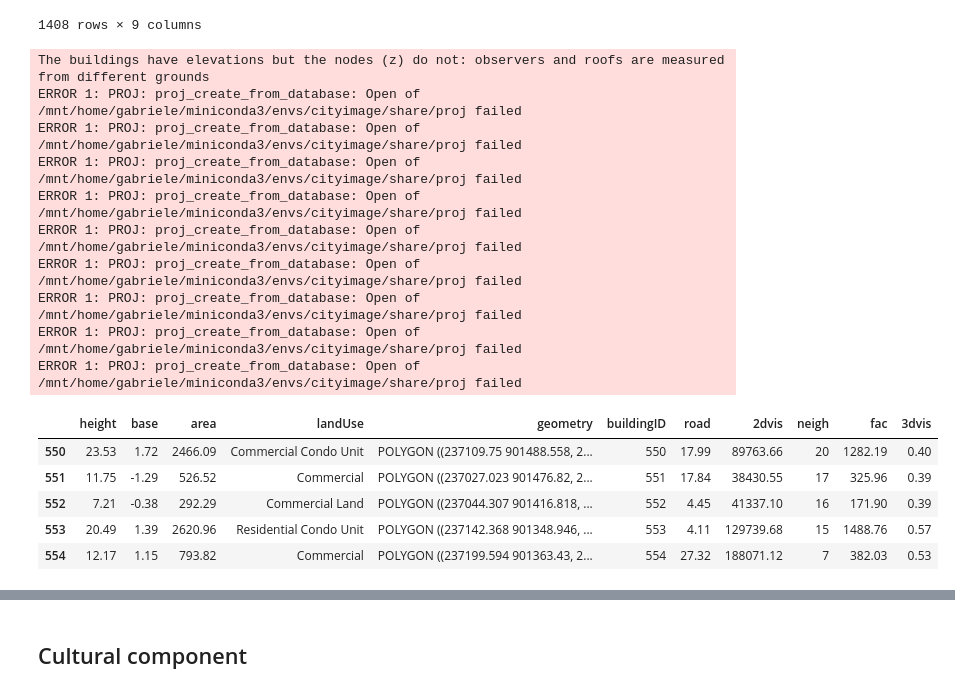
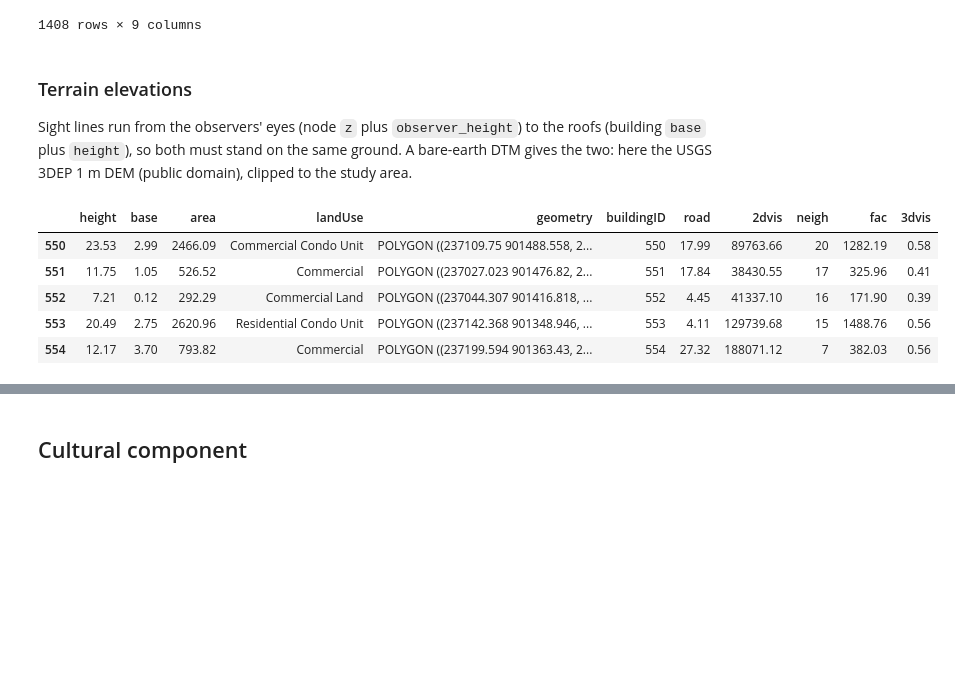
Before and after one commit to g-filomena/cityImage, a Jupyter notebook: docs/notebooks/Landmarks_Local_Files.ipynb, the cells around one changed output, grey strips where cells are left out. Drawn from its saved outputs; the diff is of its cells as text; code cells hidden in the pictures; blank space fills up the shorter version.

```diff
--- a/docs/notebooks/Landmarks_Local_Files.ipynb
+++ b/docs/notebooks/Landmarks_Local_Files.ipynb
@@ -74,7 +75,7 @@ case_study_area = gpd.read_file(input_path+city_name+'_studyArea.gpkg').to_crs(e
 # %%
 #specify the land use field's name in the file
 height_field = 'height'
-base_field = 'base'
+base_field = None  # the ground elevation (base) comes from the DTM, below
 land_use_field = 'landUse'
 # %% [markdown]
 ## Defining the Layers
@@ -252,31 +253,27 @@ buildings
 | 6049 | 71.55 | 4.72 | 4116.83 | NaN | POLYGON ((236414.03 900412.087, 2... | 6049 | 4.47 | 8919.32 | 28 |
 | 6050 | 33.24 | 0.77 | 5753.09 | Commercial Condo Unit | POLYGON ((236873.645 900347.507, ... | 6050 | 9.76 | 118282.03 | 13 |
 1408 rows × 9 columns
+# %% [markdown]
+### Terrain elevations
+Sight lines run from the observers' eyes (node `z` plus `observer_height`) to the roofs (building `base` plus `height`), so both must stand on the same ground. A bare-earth DTM gives the two: here the USGS 3DEP 1 m DEM (public domain), clipped to the study area.
+# %%
+nodes = gpd.read_file(output_path+'_nodes.gpkg')
+nodes, obstructions = ci.assign_elevations_from_rasters(nodes, obstructions, input_path+city_name+'_DTM.tif')
+buildings['base'] = buildings['buildingID'].map(obstructions.set_index('buildingID')['base'])
 # %%
-nodes = gpd.read_file(output_path+'_nodes.gpkg')
 sight_lines = ci.compute_3d_sight_lines(nodes, buildings, obstructions_buildings_gdf = obstructions, edges_gdf = edges,
-                                        city_name = "Boston", distance_along = 300, min_observer_target_distance = 300,
+                                        city_name = "Boston", min_observer_target_distance = 300,
                                         consolidate = False)
 
 buildings = ci.visibility_score(buildings, sight_lines, method = 'longest')
 buildings.head()
 # %% [output]
-The buildings have elevations but the nodes (z) do not: observers and roofs are measured from different grounds
-ERROR 1: PROJ: proj_create_from_database: Open of /mnt/home/gabriele/miniconda3/envs/cityimage/share/proj failed
-ERROR 1: PROJ: proj_create_from_database: Open of /mnt/home/gabriele/miniconda3/envs/cityimage/share/proj failed
-ERROR 1: PROJ: proj_create_from_database: Open of /mnt/home/gabriele/miniconda3/envs/cityimage/share/proj failed
-ERROR 1: PROJ: proj_create_from_database: Open of /mnt/home/gabriele/miniconda3/envs/cityimage/share/proj failed
-ERROR 1: PROJ: proj_create_from_database: Open of /mnt/home/gabriele/miniconda3/envs/cityimage/share/proj failed
-ERROR 1: PROJ: proj_create_from_database: Open of /mnt/home/gabriele/miniconda3/envs/cityimage/share/proj failed
-ERROR 1: PROJ: proj_create_from_database: Open of /mnt/home/gabriele/miniconda3/envs/cityimage/share/proj failed
-ERROR 1: PROJ: proj_create_from_database: Open of /mnt/home/gabriele/miniconda3/envs/cityimage/share/proj failed
-ERROR 1: PROJ: proj_create_from_database: Open of /mnt/home/gabriele/miniconda3/envs/cityimage/share/proj failed
 |  | height | base | area | landUse | geometry | buildingID | road | 2dvis | neigh | fac | 3dvis |
-| 550 | 23.53 | 1.72 | 2466.09 | Commercial Condo Unit | POLYGON ((237109.75 901488.558, 2... | 550 | 17.99 | 89763.66 | 20 | 1282.19 | 0.40 |
-| 551 | 11.75 | -1.29 | 526.52 | Commercial | POLYGON ((237027.023 901476.82, 2... | 551 | 17.84 | 38430.55 | 17 | 325.96 | 0.39 |
-| 552 | 7.21 | -0.38 | 292.29 | Commercial Land | POLYGON ((237044.307 901416.818, ... | 552 | 4.45 | 41337.10 | 16 | 171.90 | 0.39 |
-| 553 | 20.49 | 1.39 | 2620.96 | Residential Condo Unit | POLYGON ((237142.368 901348.946, ... | 553 | 4.11 | 129739.68 | 15 | 1488.76 | 0.57 |
-| 554 | 12.17 | 1.15 | 793.82 | Commercial | POLYGON ((237199.594 901363.43, 2... | 554 | 27.32 | 188071.12 | 7 | 382.03 | 0.53 |
+| 550 | 23.53 | 2.99 | 2466.09 | Commercial Condo Unit | POLYGON ((237109.75 901488.558, 2... | 550 | 17.99 | 89763.66 | 20 | 1282.19 | 0.58 |
+| 551 | 11.75 | 1.05 | 526.52 | Commercial | POLYGON ((237027.023 901476.82, 2... | 551 | 17.84 | 38430.55 | 17 | 325.96 | 0.41 |
+| 552 | 7.21 | 0.12 | 292.29 | Commercial Land | POLYGON ((237044.307 901416.818, ... | 552 | 4.45 | 41337.10 | 16 | 171.90 | 0.39 |
+| 553 | 20.49 | 2.75 | 2620.96 | Residential Condo Unit | POLYGON ((237142.368 901348.946, ... | 553 | 4.11 | 129739.68 | 15 | 1488.76 | 0.56 |
+| 554 | 12.17 | 3.70 | 793.82 | Commercial | POLYGON ((237199.594 901363.43, 2... | 554 | 27.32 | 188071.12 | 7 | 382.03 | 0.56 |
 # %%
 fig = ci.plot_gdf(sight_lines, alpha = 0.07, color = 'white', base_map_gdf = obstructions, base_map_color = 'yellow',
             geometry_size = 0.08, base_map_alpha = 0.4)
```
Also changed, not shown: parts of 5 cells of this notebook, 8 other files.
